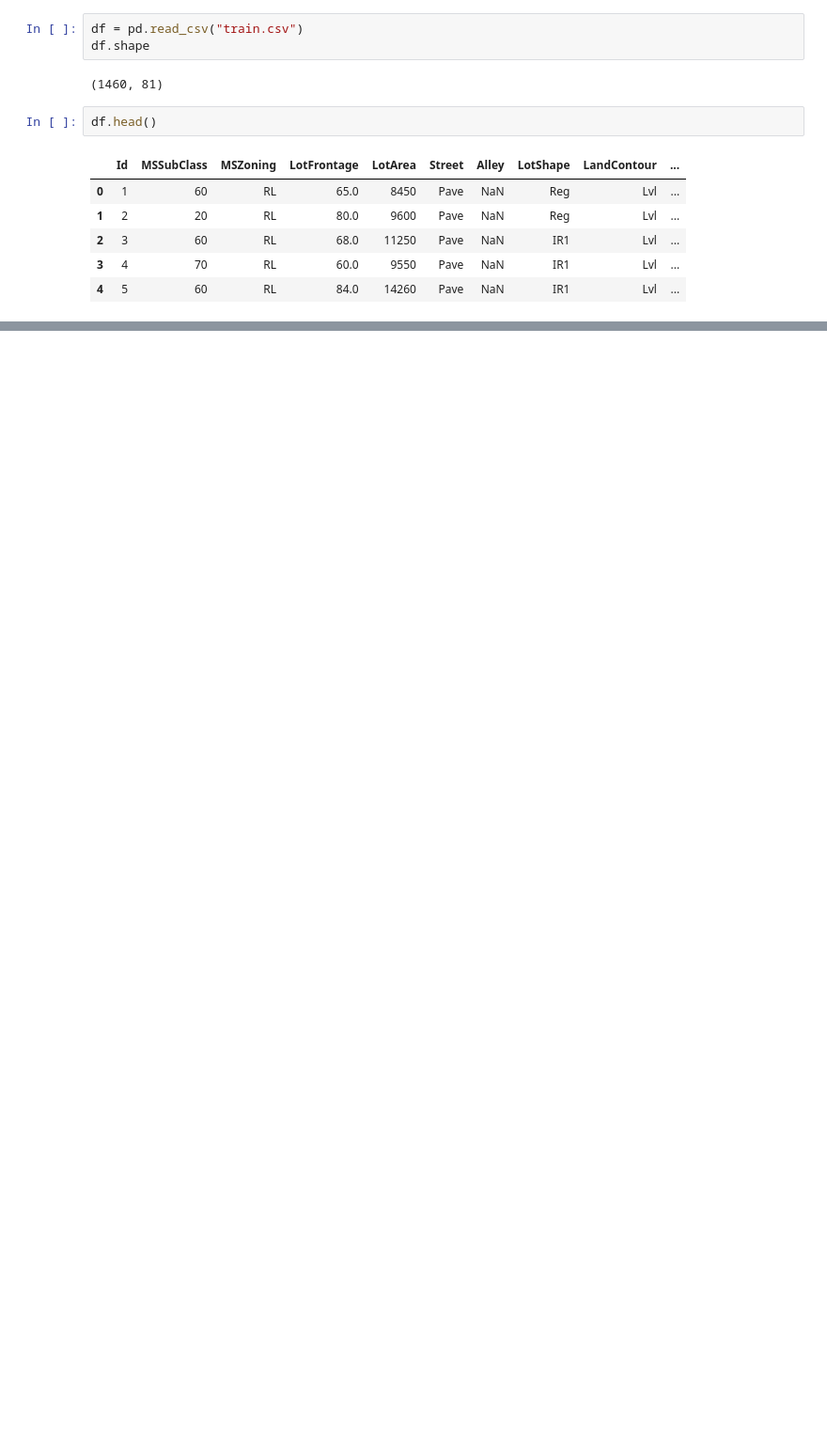
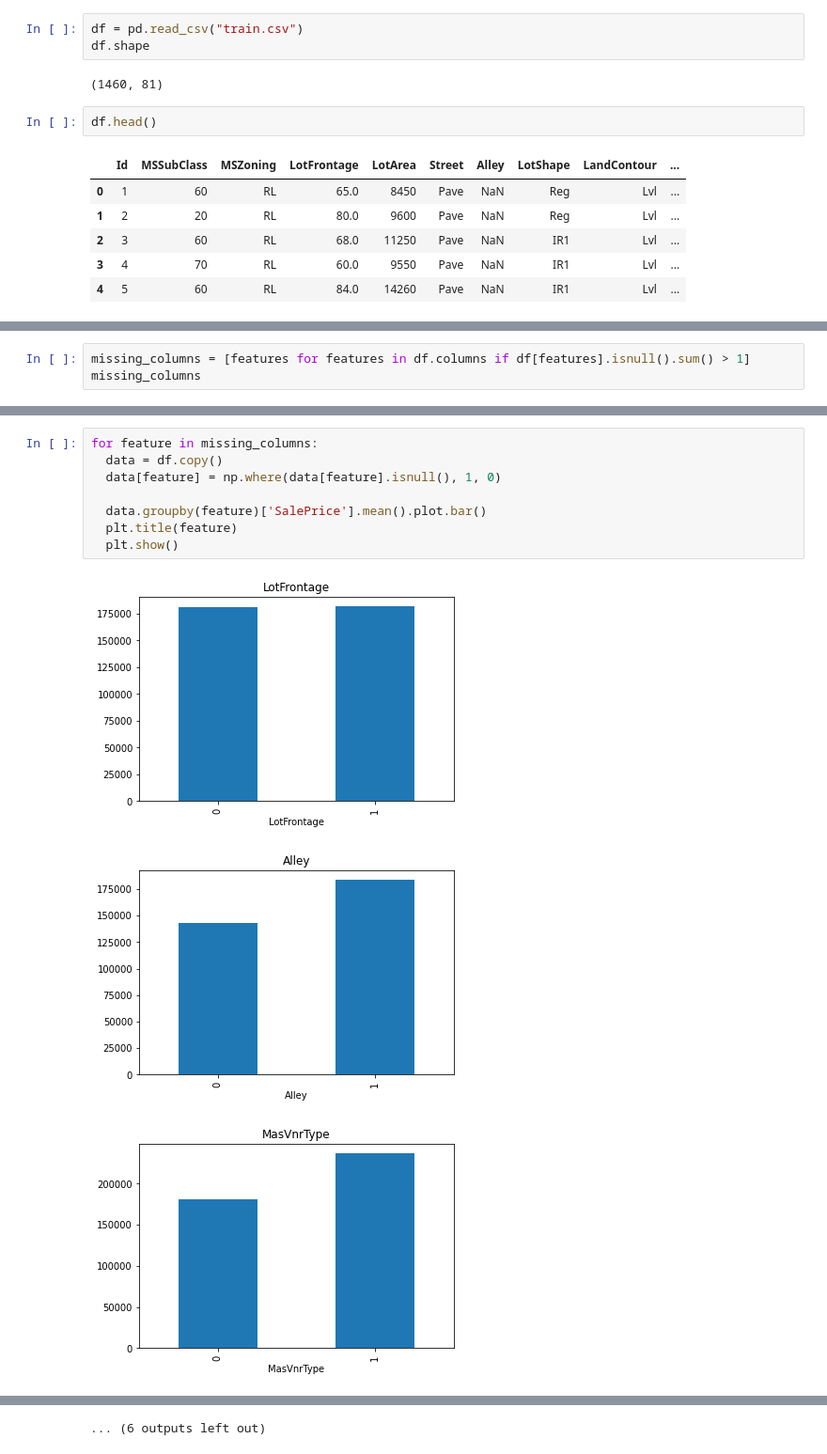
Before and after one commit to Belac44/Competitions, a Jupyter notebook: Advanced_House_Prediction.ipynb, the cells around one changed output, grey strips where cells are left out. Shown at 94% size. Cells and saved outputs as stored; diff of their text form; blank space fills up the shorter version.

```diff
--- a/Advanced_House_Prediction.ipynb
+++ b/Advanced_House_Prediction.ipynb
@@ -30,0 +43,3 @@ SyntaxError: ignored
+# %%
+missing_columns = [features for features in df.columns if df[features].isnull().sum() > 1]
+missing_columns
@@ -30,0 +90,12 @@ SyntaxError: ignored
+# %%
+for feature in missing_columns:
+  data = df.copy()
+  data[feature] = np.where(data[feature].isnull(), 1, 0)
+
+  data.groupby(feature)['SalePrice'].mean().plot.bar()
+  plt.title(feature)
+  plt.show()
+# %% [output]
+[figure, added]
+[figure, added]
+[figure, added]
@@ -30,0 +111 @@ SyntaxError: ignored
+... (6 outputs left out)
```
Also changed, not shown: parts of 28 cells of this notebook.
